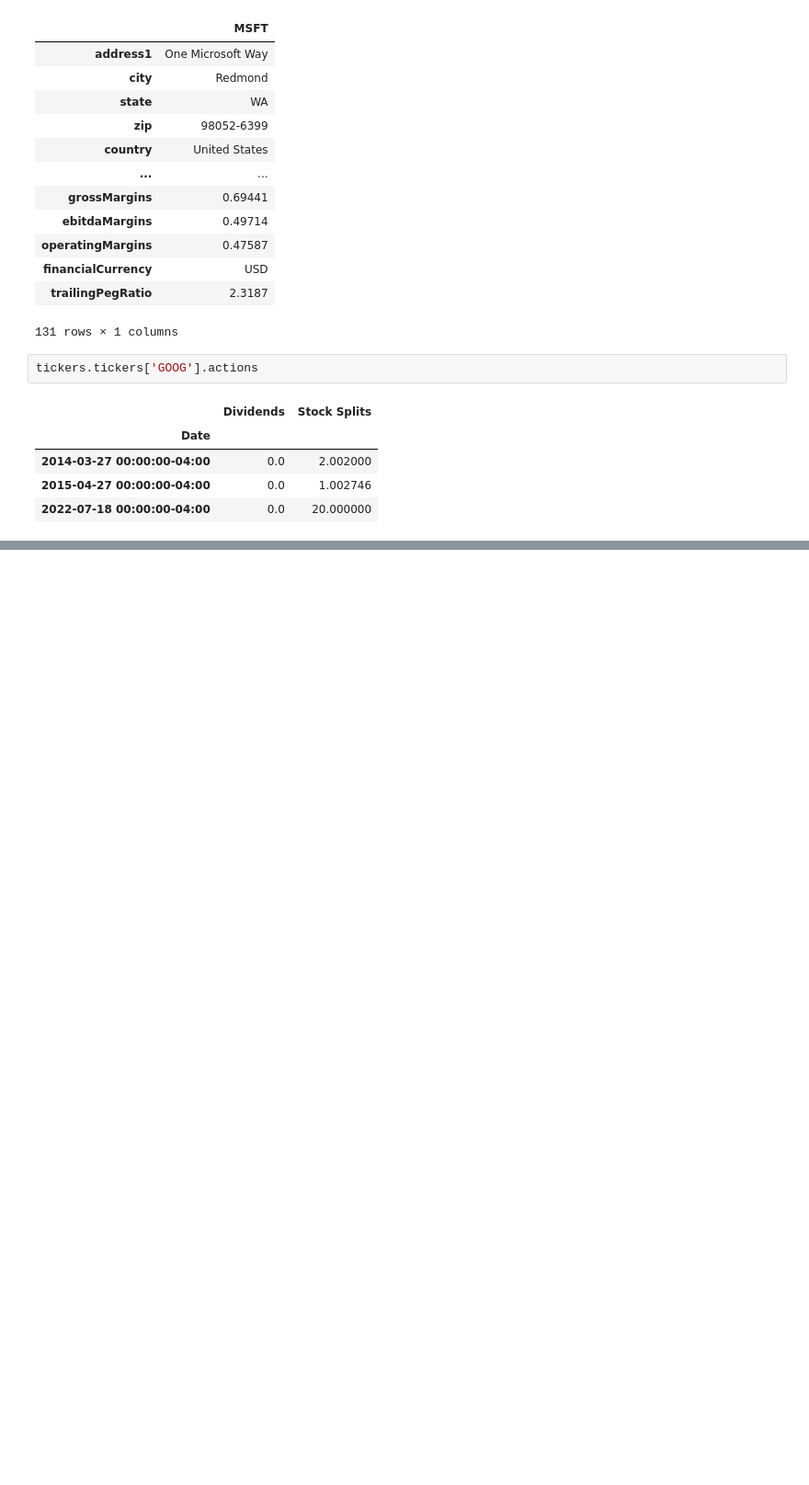
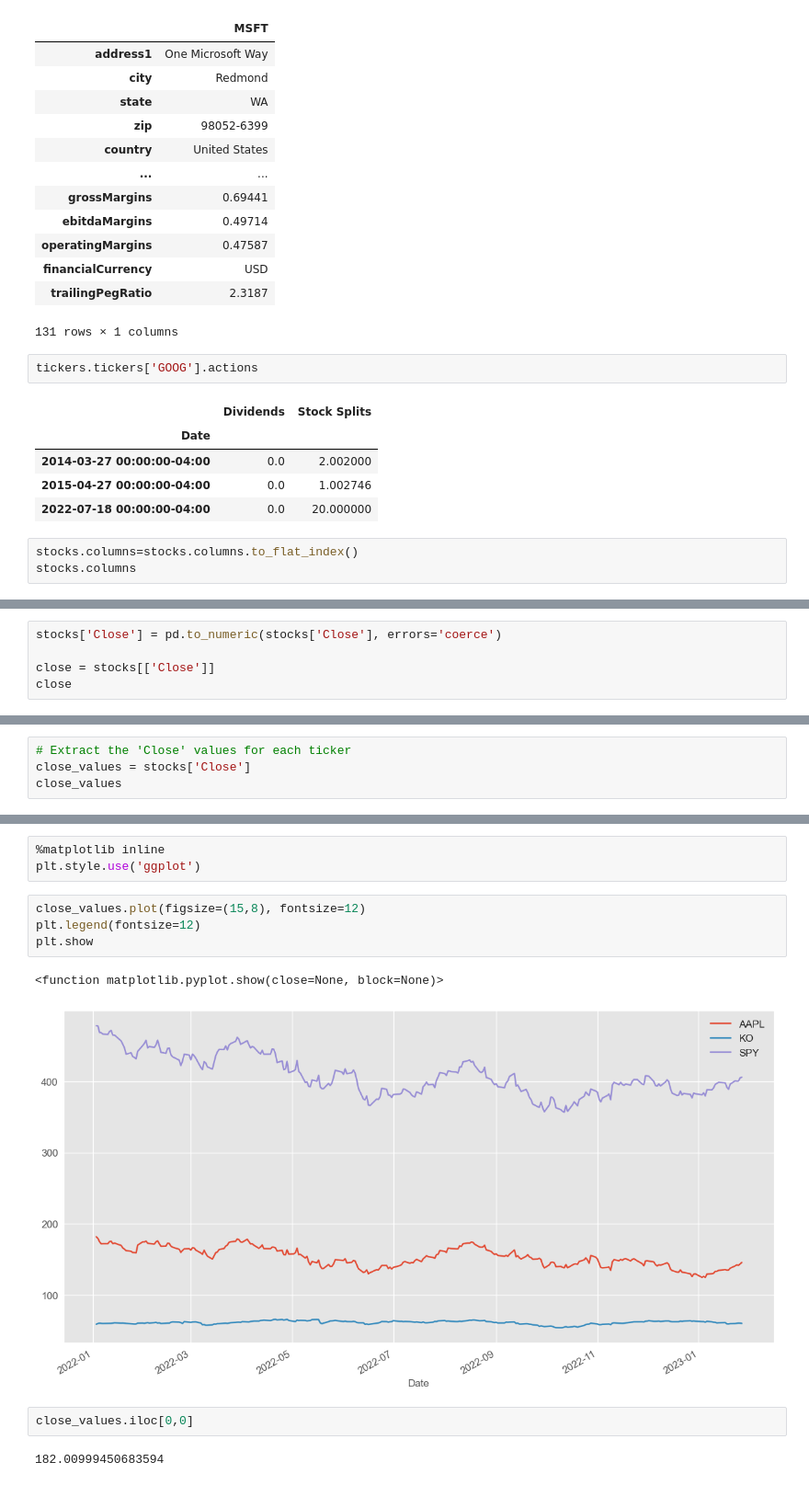
Before and after one commit to SouCode/RoboTrader, a Jupyter notebook: inMoneyTutorial.ipynb, the cells around one changed output, grey strips where cells are left out. Shown: that part at 92% size. Saved outputs shown, nothing was run; the diff lists cells and outputs as text; blank space fills up the shorter version.

Commit message:
Read/Write Data, Normalization, Data Visualizatoin, creating adding new data

```diff
--- a/inMoneyTutorial.ipynb
+++ b/inMoneyTutorial.ipynb
@@ -85,3 +123,6 @@ tickers.tickers['GOOG'].actions
 | 2014-03-27 00:00:00-04:00 | 0.0 | 2.002000 |
 | 2015-04-27 00:00:00-04:00 | 0.0 | 1.002746 |
 | 2022-07-18 00:00:00-04:00 | 0.0 | 20.000000 |
+# %%
+stocks.columns=stocks.columns.to_flat_index()
+stocks.columns
@@ -87,0 +142,5 @@ tickers.tickers['GOOG'].actions
+# %%
+stocks['Close'] = pd.to_numeric(stocks['Close'], errors='coerce')
+
+close = stocks[['Close']]
+close
@@ -87,0 +165,4 @@ tickers.tickers['GOOG'].actions
+# %%
+# Extract the 'Close' values for each ticker
+close_values = stocks['Close']
+close_values
@@ -87,0 +184,14 @@ tickers.tickers['GOOG'].actions
+# %%
+%matplotlib inline
+plt.style.use('ggplot')
+# %%
+close_values.plot(figsize=(15,8), fontsize=12)
+plt.legend(fontsize=12)
+plt.show
+# %% [output]
+<function matplotlib.pyplot.show(close=None, block=None)>
+[figure, added]
+# %%
+close_values.iloc[0,0]
+# %% [output]
+182.00999450683594
```
Also changed, not shown: parts of 25 cells of this notebook, 1 other file.
